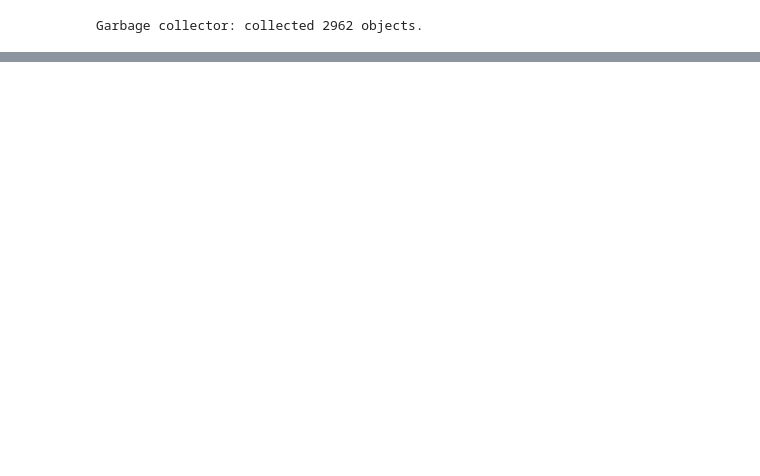
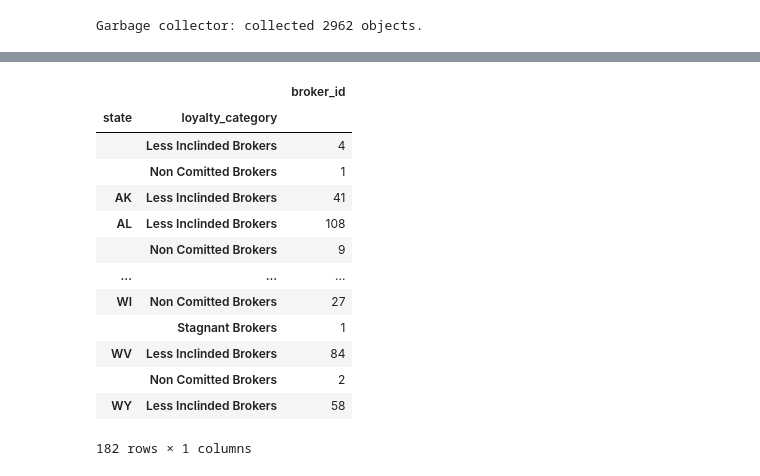
Before and after one commit to kkaur1998/ksr_de, a Jupyter notebook: python/15_mini_project.ipynb, the cells around one changed output, grey strips where cells are left out. Saved outputs shown, nothing was run; the diff lists cells and outputs as text; code cells hidden in the pictures; blank space fills up the shorter version.

```diff
--- a/python/15_mini_project.ipynb
+++ b/python/15_mini_project.ipynb
@@ -182,3 +310,20 @@ See the caveats in the documentation: https://pandas.pydata.org/pandas-docs/stab
+# %%
+df1[['broker_id','state','loyalty_category']].groupby(['state','loyalty_category']).nunique()
+# %% [output]
+|  |  | broker_id |
+| state | loyalty_category |  |
+|  | Less Inclinded Brokers | 4 |
+|  | Non Comitted Brokers | 1 |
+| AK | Less Inclinded Brokers | 41 |
+| AL | Less Inclinded Brokers | 108 |
+|  | Non Comitted Brokers | 9 |
+| ... | ... | ... |
+| WI | Non Comitted Brokers | 27 |
+|  | Stagnant Brokers | 1 |
+| WV | Less Inclinded Brokers | 84 |
+|  | Non Comitted Brokers | 2 |
+| WY | Less Inclinded Brokers | 58 |
+182 rows × 1 columns
 # %%
 class Broker:
     def __init__(self):
```
Also changed, not shown: parts of 28 cells of this notebook.
